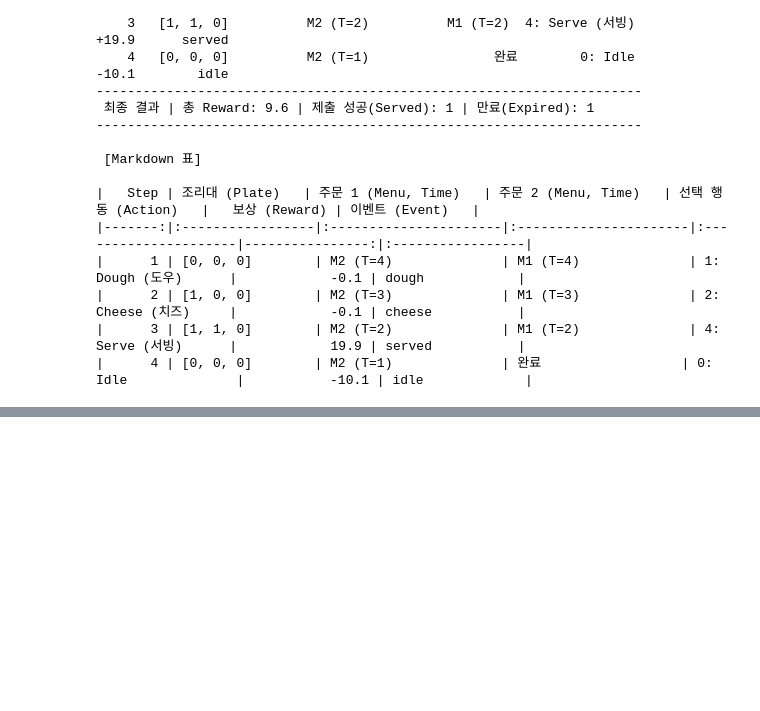
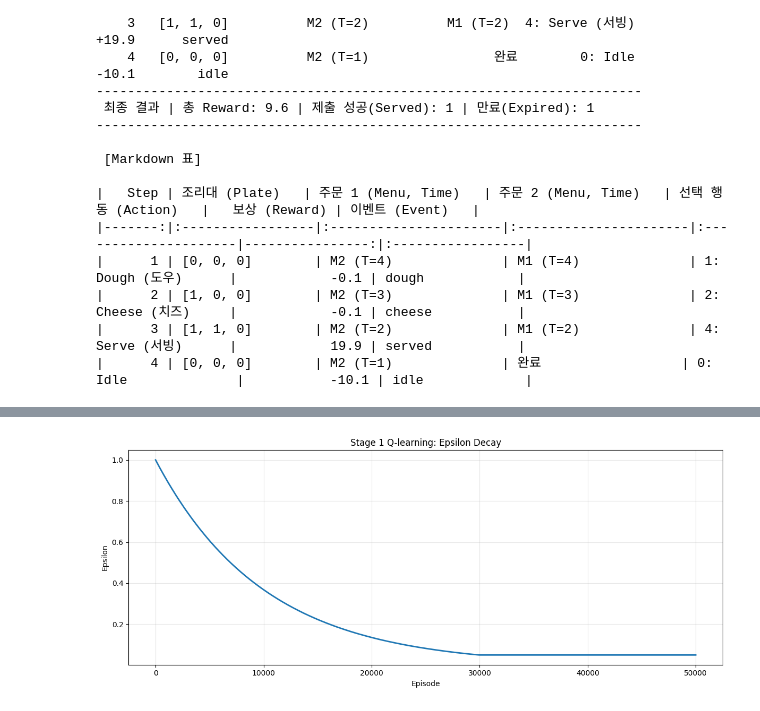
Before and after one commit to hadongnok/pizza-rl-project, a Jupyter notebook: q_learning.ipynb, the cells around one changed output, grey strips where cells are left out. Cells and saved outputs as stored; diff of their text form; code cells hidden in the pictures; blank space fills up the shorter version.

```diff
--- a/q_learning.ipynb
+++ b/q_learning.ipynb
@@ -195,0 +377,19 @@ print(df_result.to_markdown(index=False))
+# %%
+#===Google Drive 연결 및 데이터 불러오기===
+from google.colab import drive
+drive.mount('/content/drive')
+
+from pathlib import Path
+import pandas as pd
+import matplotlib.pyplot as plt
+
+RESULT_DIR = Path('/content/drive/MyDrive/pizza_rl_pj/results_stage1')
+HISTORY_PATH = RESULT_DIR / 'q_learning_history_stage1.csv'
+PERFORMANCE_PATH = RESULT_DIR / 'test_performance_stage1.csv'
+
+if not HISTORY_PATH.exists():
+    raise FileNotFoundError(f'학습 기록 파일을 찾을 수 없습니다: {HISTORY_PATH}')
+
+history_df = pd.read_csv(HISTORY_PATH)
+print('History shape:', history_df.shape)
+display(history_df.head())
@@ -195,0 +452,12 @@ print(df_result.to_markdown(index=False))
+# %%
+#===Epsilon Decay 그래프===
+plt.figure(figsize=(12, 5))
+plt.plot(history_df['episode'], history_df['epsilon'], linewidth=2)
+plt.title('Stage 1 Q-learning: Epsilon Decay')
+plt.xlabel('Episode')
+plt.ylabel('Epsilon')
+plt.grid(alpha=0.3)
+plt.tight_layout()
+plt.show()
+# %% [output]
+[figure, added]
```
Also changed, not shown: parts of 9 cells of this notebook.
